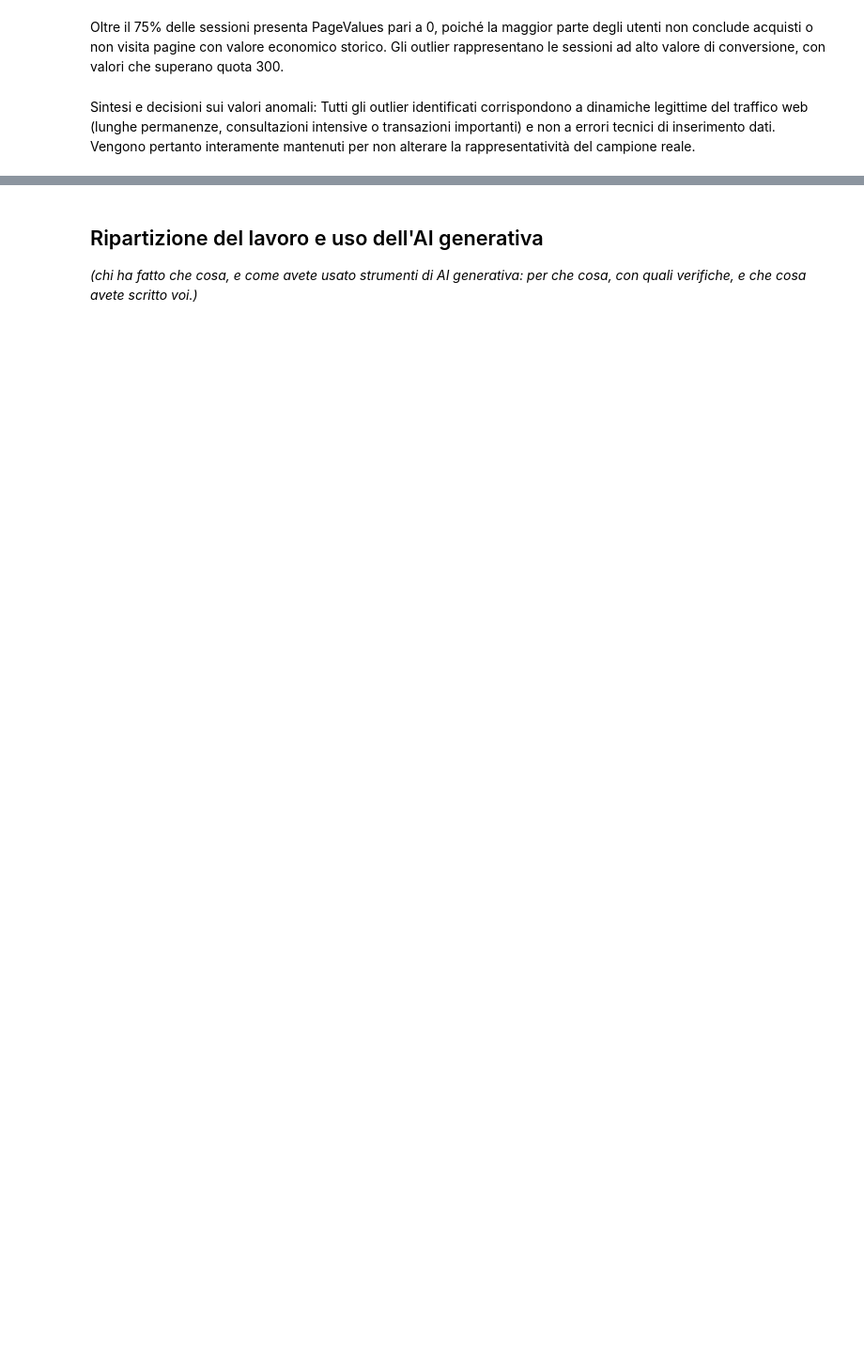
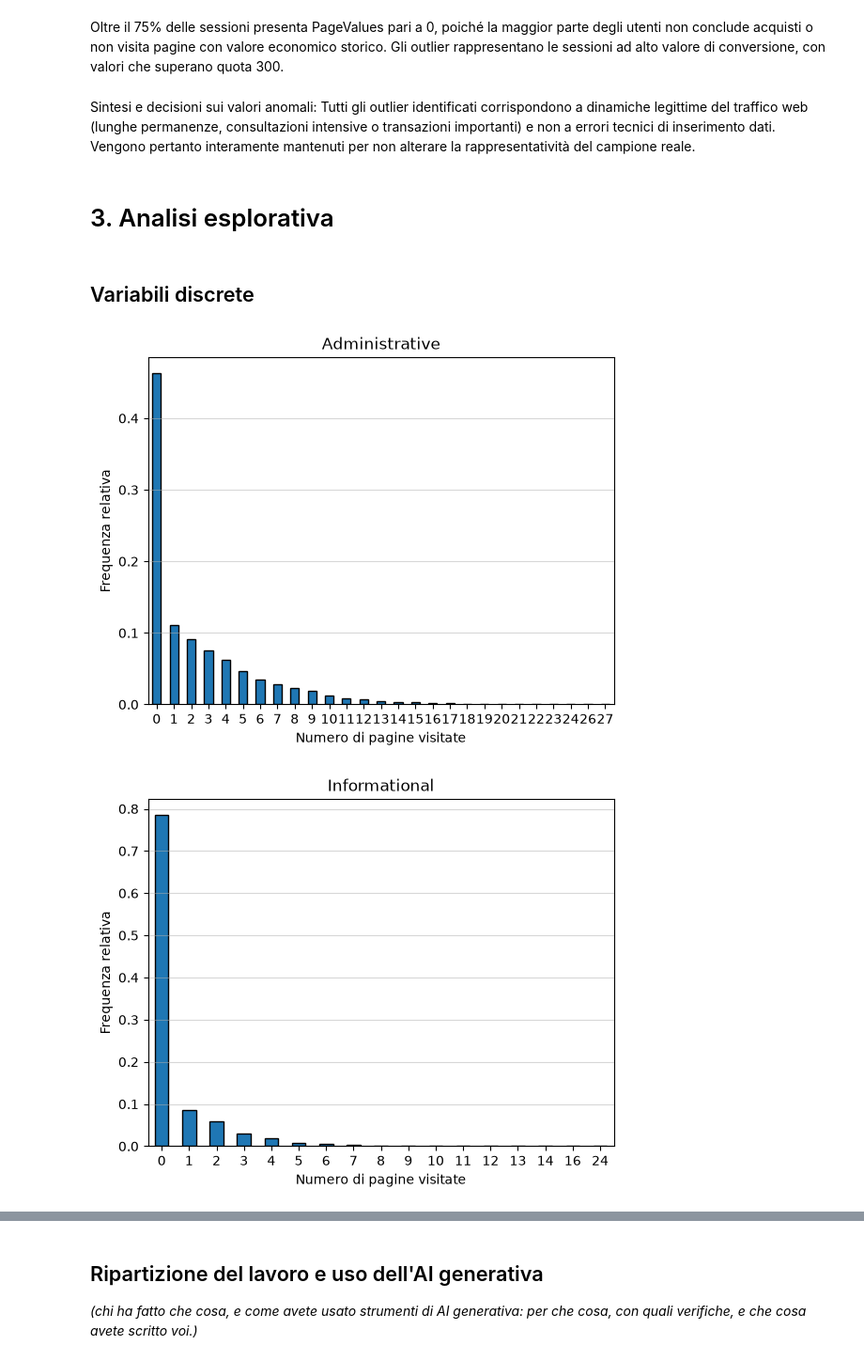
Before and after one commit to Filok10/fad-2627-projects, a Jupyter notebook: notebooks/analisi.ipynb, the cells around one changed output, grey strips where cells are left out. Shown at 94% size. Drawn from its saved outputs; the diff is of its cells as text; code cells hidden in the pictures; blank space fills up the shorter version.

Commit message:
Analisi esplorativa univariata

```diff
--- a/notebooks/analisi.ipynb
+++ b/notebooks/analisi.ipynb
@@ -193,3 +199,19 @@ plt.show()
 Oltre il 75% delle sessioni presenta PageValues pari a 0, poiché la maggior parte degli utenti non conclude acquisti o non visita pagine con valore economico storico. Gli outlier rappresentano le sessioni ad alto valore di conversione, con valori che superano quota 300.
 # %% [markdown]
 Sintesi e decisioni sui valori anomali: Tutti gli outlier identificati corrispondono a dinamiche legittime del traffico web (lunghe permanenze, consultazioni intensive o transazioni importanti) e non a errori tecnici di inserimento dati. Vengono pertanto interamente mantenuti per non alterare la rappresentatività del campione reale.
+# %% [markdown]
+# 3. Analisi esplorativa
+# %% [markdown]
+## Variabili discrete
+# %%
+from matplotlib import pyplot as plt
+
+for colname in ['Administrative', 'Informational']:
+    df[colname].value_counts(normalize=True).sort_index().plot(kind='bar', title=colname, rot=0, edgecolor='black')
+    plt.xlabel('Numero di pagine visitate')
+    plt.ylabel('Frequenza relativa')
+    plt.grid(axis='y', alpha=0.5)
+    plt.show()
+# %% [output]
+[figure, added]
+[figure, added]
```
Also changed, not shown: parts of 20 cells of this notebook.
